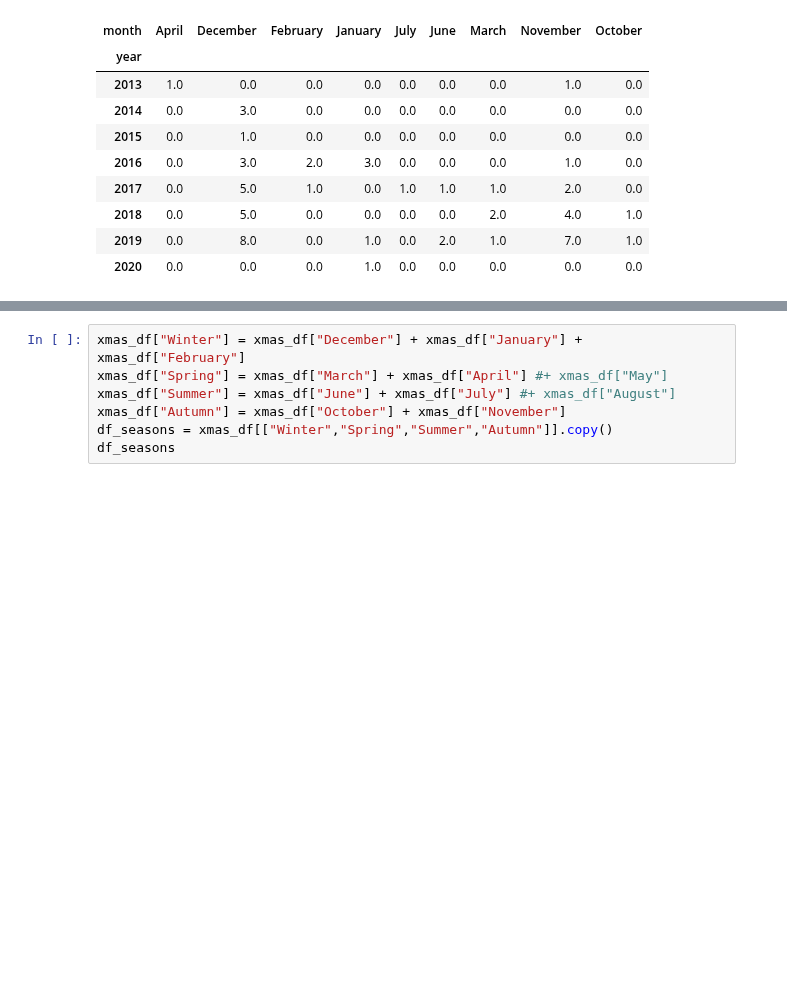
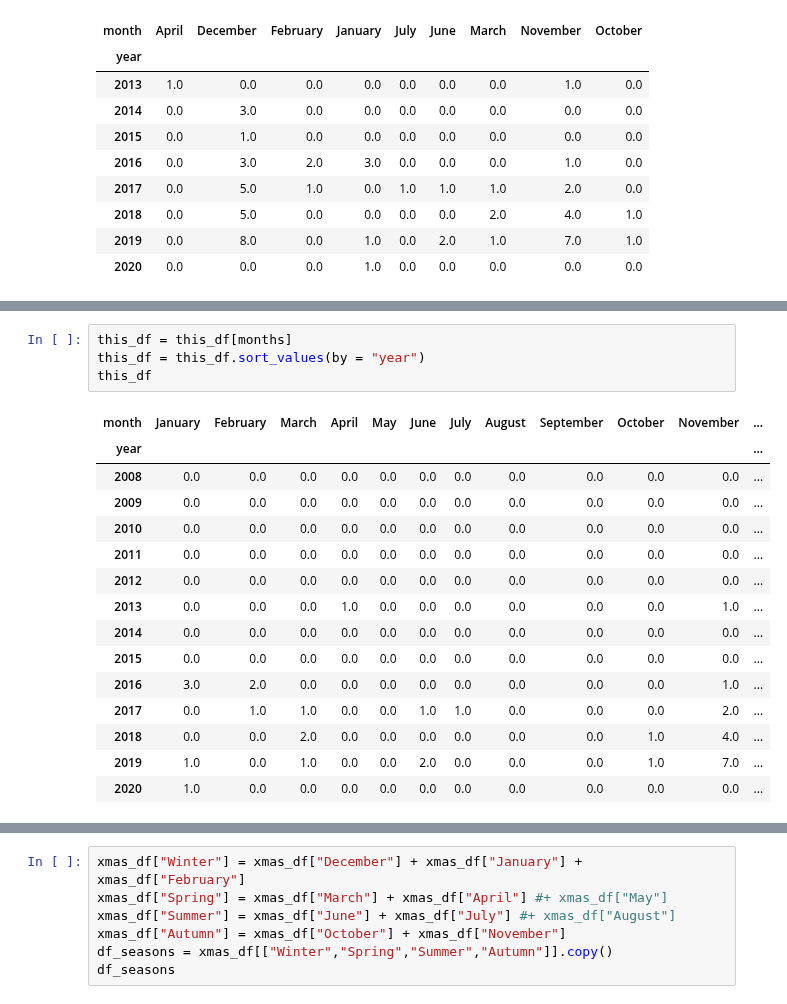
Before and after one commit to aSkailand/dat540-netflix_catalogue, a Jupyter notebook: src/Patterns in genres .ipynb, the cells around one changed output, grey strips where cells are left out. Drawn from its saved outputs; the diff is of its cells as text; blank space fills up the shorter version.

```diff
--- a/src/Patterns in genres .ipynb
+++ b/src/Patterns in genres .ipynb
@@ -251,0 +358,20 @@ xmas_df
+# %%
+this_df = this_df[months]
+this_df = this_df.sort_values(by = "year")
+this_df
+# %% [output]
+| month | January | February | March | April | May | June | July | August | September | October | November | ... |
+| year |  |  |  |  |  |  |  |  |  |  |  | ... |
+| 2008 | 0.0 | 0.0 | 0.0 | 0.0 | 0.0 | 0.0 | 0.0 | 0.0 | 0.0 | 0.0 | 0.0 | ... |
+| 2009 | 0.0 | 0.0 | 0.0 | 0.0 | 0.0 | 0.0 | 0.0 | 0.0 | 0.0 | 0.0 | 0.0 | ... |
+| 2010 | 0.0 | 0.0 | 0.0 | 0.0 | 0.0 | 0.0 | 0.0 | 0.0 | 0.0 | 0.0 | 0.0 | ... |
+| 2011 | 0.0 | 0.0 | 0.0 | 0.0 | 0.0 | 0.0 | 0.0 | 0.0 | 0.0 | 0.0 | 0.0 | ... |
+| 2012 | 0.0 | 0.0 | 0.0 | 0.0 | 0.0 | 0.0 | 0.0 | 0.0 | 0.0 | 0.0 | 0.0 | ... |
+| 2013 | 0.0 | 0.0 | 0.0 | 1.0 | 0.0 | 0.0 | 0.0 | 0.0 | 0.0 | 0.0 | 1.0 | ... |
+| 2014 | 0.0 | 0.0 | 0.0 | 0.0 | 0.0 | 0.0 | 0.0 | 0.0 | 0.0 | 0.0 | 0.0 | ... |
+| 2015 | 0.0 | 0.0 | 0.0 | 0.0 | 0.0 | 0.0 | 0.0 | 0.0 | 0.0 | 0.0 | 0.0 | ... |
+| 2016 | 3.0 | 2.0 | 0.0 | 0.0 | 0.0 | 0.0 | 0.0 | 0.0 | 0.0 | 0.0 | 1.0 | ... |
+| 2017 | 0.0 | 1.0 | 1.0 | 0.0 | 0.0 | 1.0 | 1.0 | 0.0 | 0.0 | 0.0 | 2.0 | ... |
+| 2018 | 0.0 | 0.0 | 2.0 | 0.0 | 0.0 | 0.0 | 0.0 | 0.0 | 0.0 | 1.0 | 4.0 | ... |
+| 2019 | 1.0 | 0.0 | 1.0 | 0.0 | 0.0 | 2.0 | 0.0 | 0.0 | 0.0 | 1.0 | 7.0 | ... |
+| 2020 | 1.0 | 0.0 | 0.0 | 0.0 | 0.0 | 0.0 | 0.0 | 0.0 | 0.0 | 0.0 | 0.0 | ... |
```
Also changed, not shown: parts of 11 cells of this notebook, 1 other file.
